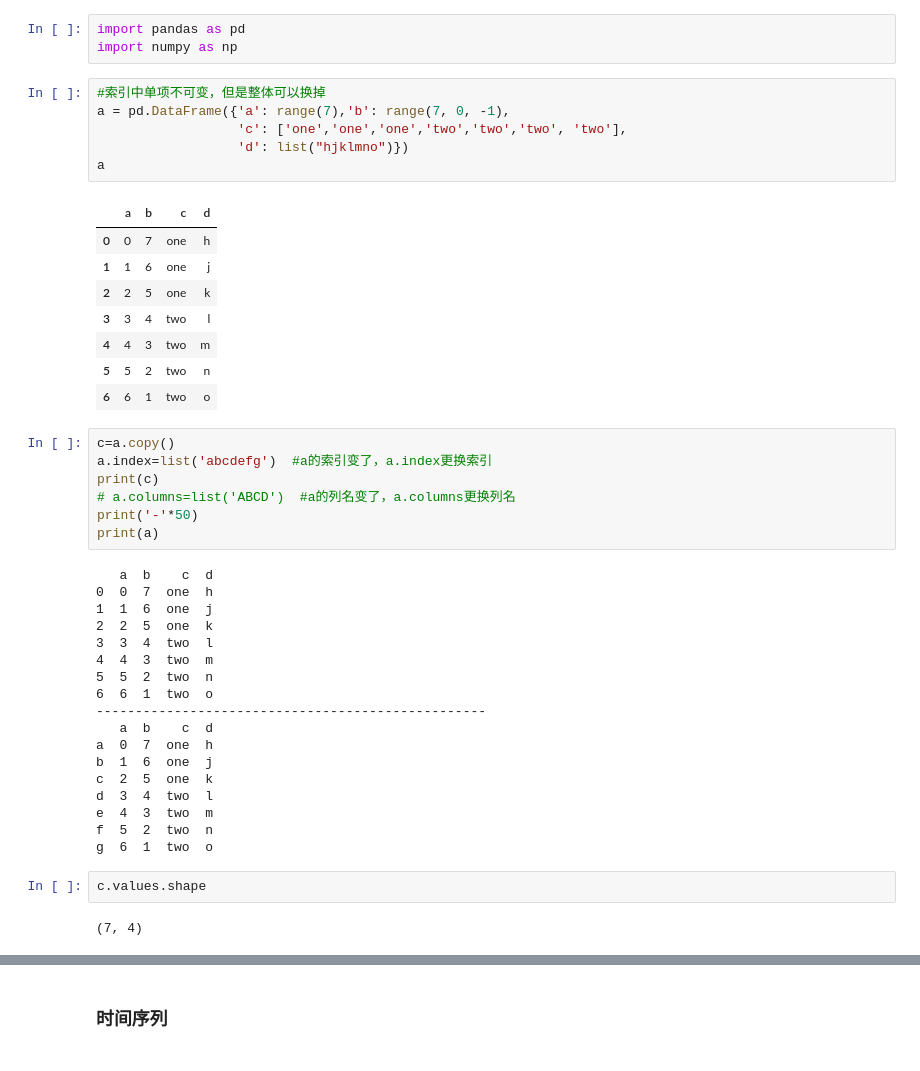
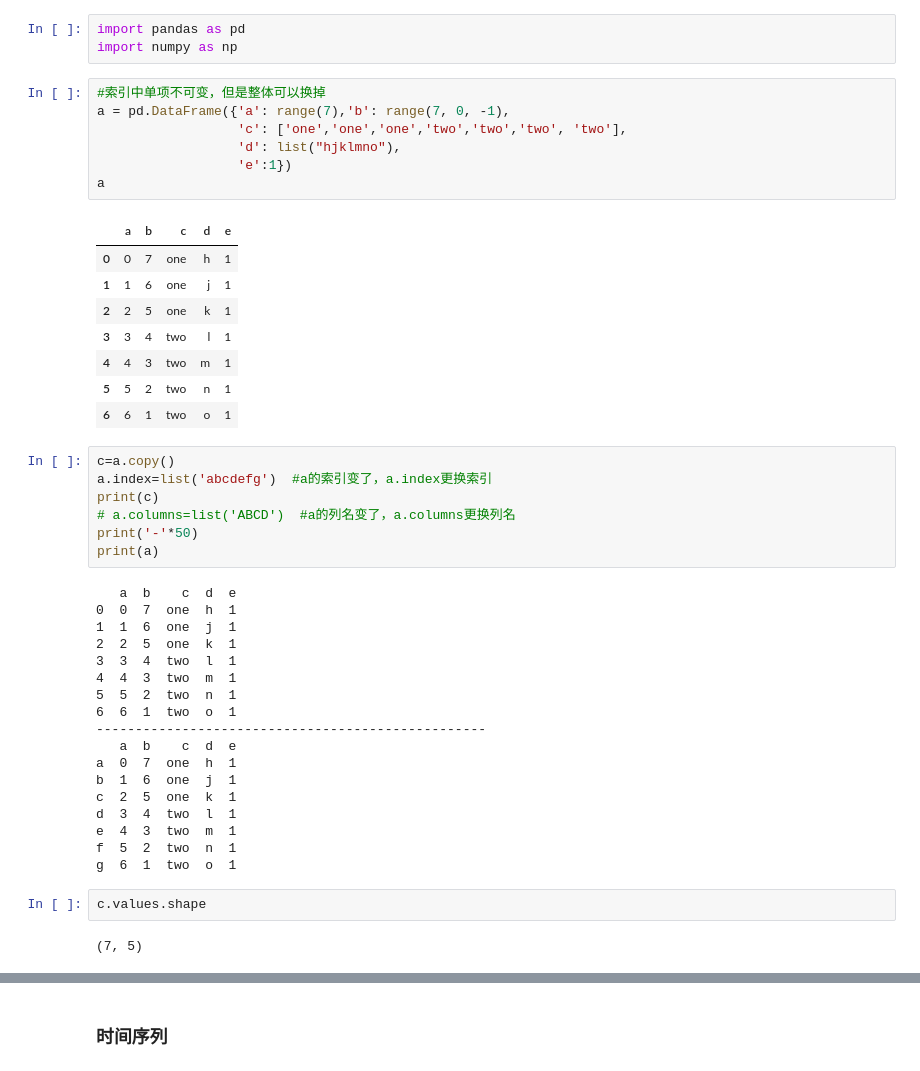
Before and after one commit to ghx0304/test, a Jupyter notebook: day12/pandas学习/9 分组与聚合-设置索引-时间序列.ipynb, the cells around one changed output, grey strips where cells are left out. Saved outputs shown, nothing was run; the diff lists cells and outputs as text.

```diff
--- a/day12/pandas学习/9 分组与聚合-设置索引-时间序列.ipynb
+++ b/day12/pandas学习/9 分组与聚合-设置索引-时间序列.ipynb
@@ -8,18 +8,19 @@ import numpy as np
 # %%
 #索引中单项不可变，但是整体可以换掉
 a = pd.DataFrame({'a': range(7),'b': range(7, 0, -1),
                   'c': ['one','one','one','two','two','two', 'two'],
-                  'd': list("hjklmno")})
+                  'd': list("hjklmno"),
+                  'e':1})
 a
 # %% [output]
-|  | a | b | c | d |
-| 0 | 0 | 7 | one | h |
-| 1 | 1 | 6 | one | j |
-| 2 | 2 | 5 | one | k |
-| 3 | 3 | 4 | two | l |
-| 4 | 4 | 3 | two | m |
-| 5 | 5 | 2 | two | n |
-| 6 | 6 | 1 | two | o |
+|  | a | b | c | d | e |
+| 0 | 0 | 7 | one | h | 1 |
+| 1 | 1 | 6 | one | j | 1 |
+| 2 | 2 | 5 | one | k | 1 |
+| 3 | 3 | 4 | two | l | 1 |
+| 4 | 4 | 3 | two | m | 1 |
+| 5 | 5 | 2 | two | n | 1 |
+| 6 | 6 | 1 | two | o | 1 |
 # %%
 c=a.copy()
 a.index=list('abcdefg')  #a的索引变了，a.index更换索引
@@ -28,27 +29,27 @@ print(c)
 print('-'*50)
 print(a)
 # %% [output]
-   a  b    c  d
-0  0  7  one  h
-1  1  6  one  j
-2  2  5  one  k
-3  3  4  two  l
-4  4  3  two  m
-5  5  2  two  n
-6  6  1  two  o
+   a  b    c  d  e
+0  0  7  one  h  1
+1  1  6  one  j  1
+2  2  5  one  k  1
+3  3  4  two  l  1
+4  4  3  two  m  1
+5  5  2  two  n  1
+6  6  1  two  o  1
 --------------------------------------------------
-   a  b    c  d
-a  0  7  one  h
-b  1  6  one  j
-c  2  5  one  k
-d  3  4  two  l
-e  4  3  two  m
-f  5  2  two  n
-g  6  1  two  o
+   a  b    c  d  e
+a  0  7  one  h  1
+b  1  6  one  j  1
+c  2  5  one  k  1
+d  3  4  two  l  1
+e  4  3  two  m  1
+f  5  2  two  n  1
+g  6  1  two  o  1
 # %%
 c.values.shape
 # %% [output]
-(7, 4)
+(7, 5)
 # %%
 #让某些列变为索引，让c列，d列数据变为索引
 print(a)
```
Also changed, not shown: parts of 3 cells of this notebook, 9 other files.
